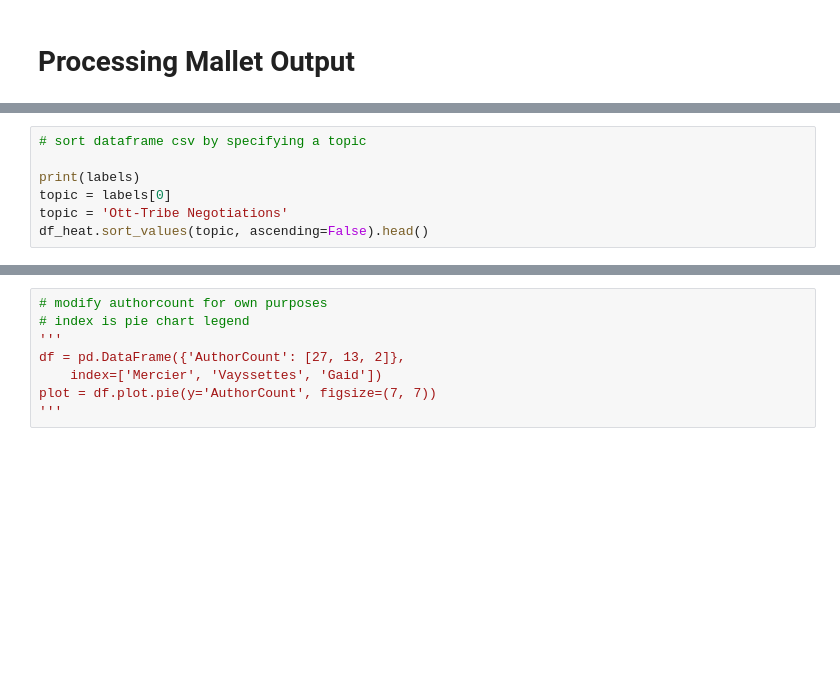
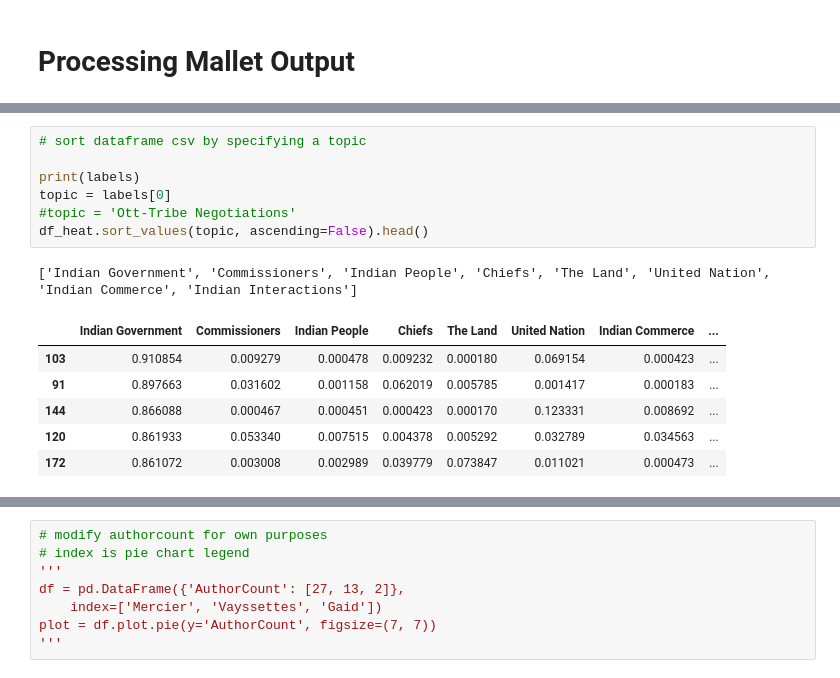
Before and after one commit to aaron68lee/NLP-Graphical-Knowledge-Mining, a Jupyter notebook: Topic_Modeling.ipynb, the cells around one changed output, grey strips where cells are left out. Cells and saved outputs as stored; diff of their text form; blank space fills up the shorter version.

```diff
--- a/Topic_Modeling.ipynb
+++ b/Topic_Modeling.ipynb
@@ -1020,10 +1126,18 @@ sns.clustermap(df_heat, cmap='inferno')
 # %%
 # sort dataframe csv by specifying a topic
 
 print(labels)
 topic = labels[0]
-topic = 'Ott-Tribe Negotiations'
+#topic = 'Ott-Tribe Negotiations'
 df_heat.sort_values(topic, ascending=False).head()
+# %% [output]
+['Indian Government', 'Commissioners', 'Indian People', 'Chiefs', 'The Land', 'United Nation', 'Indian Commerce', 'Indian Interactions']
+|  | Indian Government | Commissioners | Indian People | Chiefs | The Land | United Nation | Indian Commerce | ... |
+| 103 | 0.910854 | 0.009279 | 0.000478 | 0.009232 | 0.000180 | 0.069154 | 0.000423 | ... |
+| 91 | 0.897663 | 0.031602 | 0.001158 | 0.062019 | 0.005785 | 0.001417 | 0.000183 | ... |
+| 144 | 0.866088 | 0.000467 | 0.000451 | 0.000423 | 0.000170 | 0.123331 | 0.008692 | ... |
+| 120 | 0.861933 | 0.053340 | 0.007515 | 0.004378 | 0.005292 | 0.032789 | 0.034563 | ... |
+| 172 | 0.861072 | 0.003008 | 0.002989 | 0.039779 | 0.073847 | 0.011021 | 0.000473 | ... |
 # %%
 #There is a known bug when using the suggested method (IPython.display.IFrame) in Jupyter Notebooks, but
 #the following code will actually render the desired iframe in notebooks without a problem.
```
Also changed, not shown: parts of 25 cells of this notebook, 4 other files.
